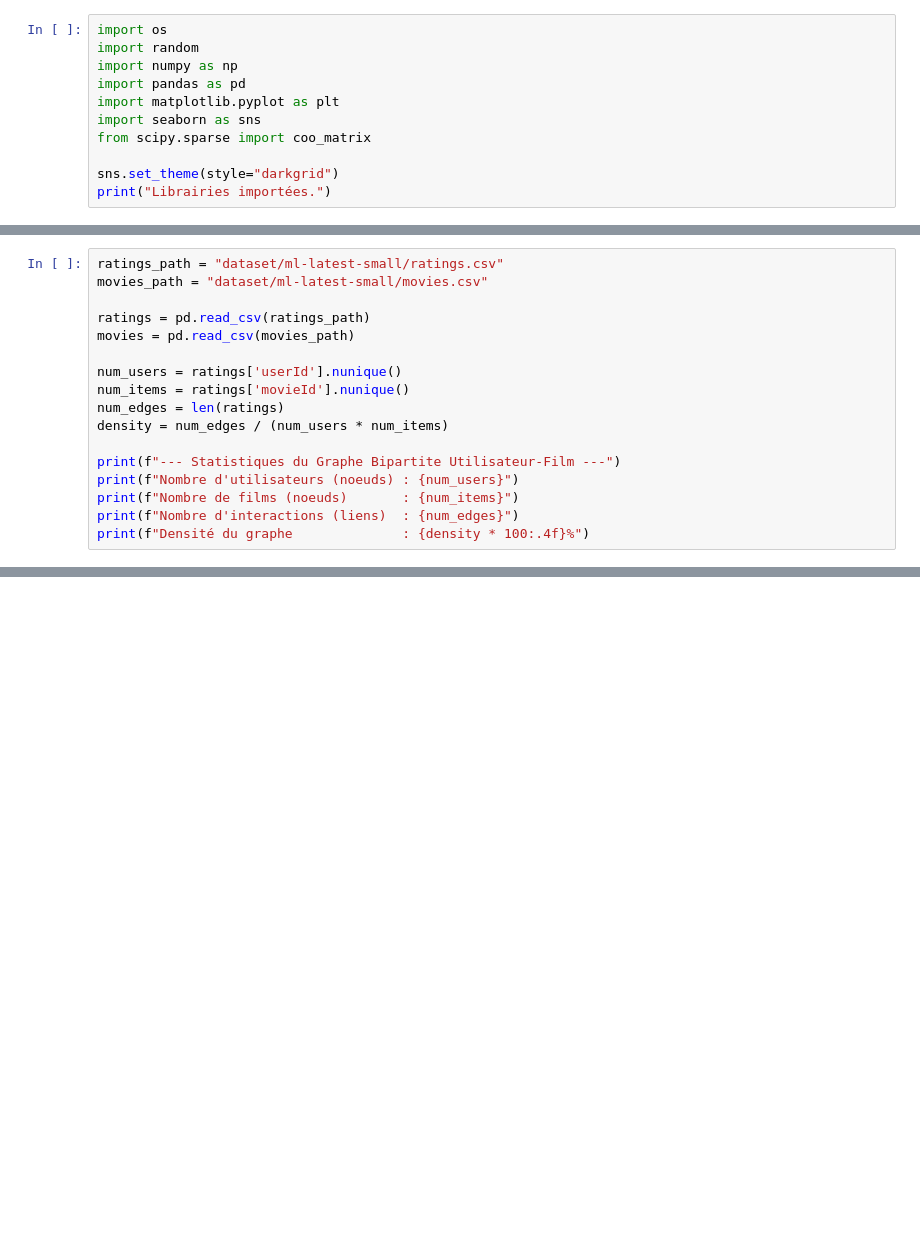
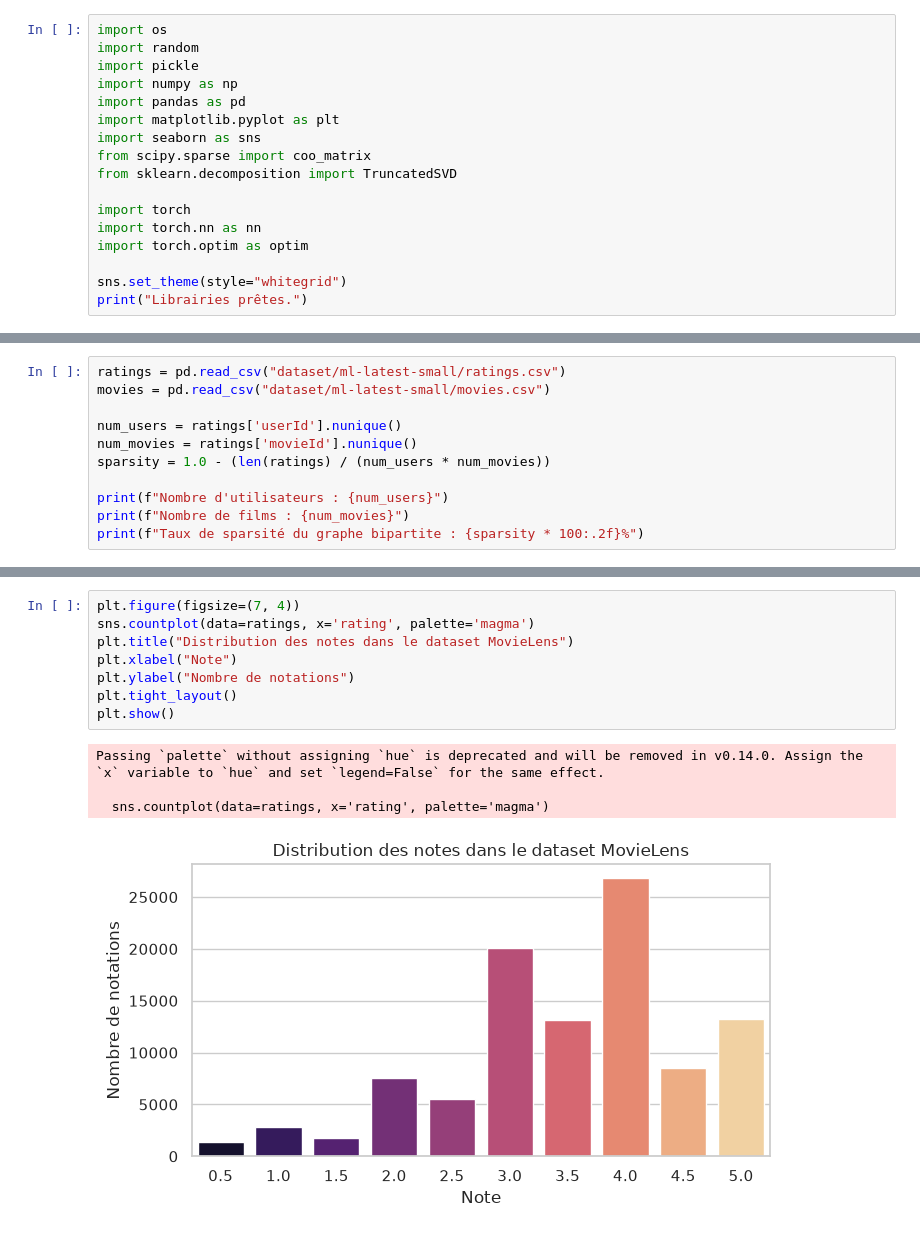
Before and after one commit to neussi/movie_recommender, a Jupyter notebook: movie_recommender.ipynb, the cells around one changed output, grey strips where cells are left out. Drawn from its saved outputs; the diff is of its cells as text; blank space fills up the shorter version.

Commit message:
Update notebook, model assets, README and documentation plots without emojis

```diff
--- a/movie_recommender.ipynb
+++ b/movie_recommender.ipynb
@@ -5,11 +26,17 @@ Ce notebook explore l'utilisation des architectures de réseaux convolutifs de g
 # %%
 import os
 import random
+import pickle
 import numpy as np
 import pandas as pd
 import matplotlib.pyplot as plt
 import seaborn as sns
 from scipy.sparse import coo_matrix
+from sklearn.decomposition import TruncatedSVD
 
-sns.set_theme(style="darkgrid")
-print("Librairies importées.")
+import torch
+import torch.nn as nn
+import torch.optim as optim
+
+sns.set_theme(style="whitegrid")
+print("Librairies prêtes.")
@@ -18,17 +48,11 @@ print("Librairies importées.")
 # %%
-ratings_path = "dataset/ml-latest-small/ratings.csv"
-movies_path = "dataset/ml-latest-small/movies.csv"
-
-ratings = pd.read_csv(ratings_path)
-movies = pd.read_csv(movies_path)
+ratings = pd.read_csv("dataset/ml-latest-small/ratings.csv")
+movies = pd.read_csv("dataset/ml-latest-small/movies.csv")
 
 num_users = ratings['userId'].nunique()
-num_items = ratings['movieId'].nunique()
-num_edges = len(ratings)
-density = num_edges / (num_users * num_items)
+num_movies = ratings['movieId'].nunique()
+sparsity = 1.0 - (len(ratings) / (num_users * num_movies))
 
-print(f"--- Statistiques du Graphe Bipartite Utilisateur-Film ---")
-print(f"Nombre d'utilisateurs (noeuds) : {num_users}")
-print(f"Nombre de films (noeuds)       : {num_items}")
-print(f"Nombre d'interactions (liens)  : {num_edges}")
-print(f"Densité du graphe              : {density * 100:.4f}%")
+print(f"Nombre d'utilisateurs : {num_users}")
+print(f"Nombre de films : {num_movies}")
+print(f"Taux de sparsité du graphe bipartite : {sparsity * 100:.2f}%")
@@ -35 +63,14 @@ print(f"Densité du graphe              : {density * 100:.4f}%")
+# %%
+plt.figure(figsize=(7, 4))
+sns.countplot(data=ratings, x='rating', palette='magma')
+plt.title("Distribution des notes dans le dataset MovieLens")
+plt.xlabel("Note")
+plt.ylabel("Nombre de notations")
+plt.tight_layout()
+plt.show()
+# %% [output]
+Passing `palette` without assigning `hue` is deprecated and will be removed in v0.14.0. Assign the `x` variable to `hue` and set `legend=False` for the same effect.
+
+  sns.countplot(data=ratings, x='rating', palette='magma')
+[figure, added]
 # %%
```
Also changed, not shown: parts of 22 cells of this notebook, 9 other files.
